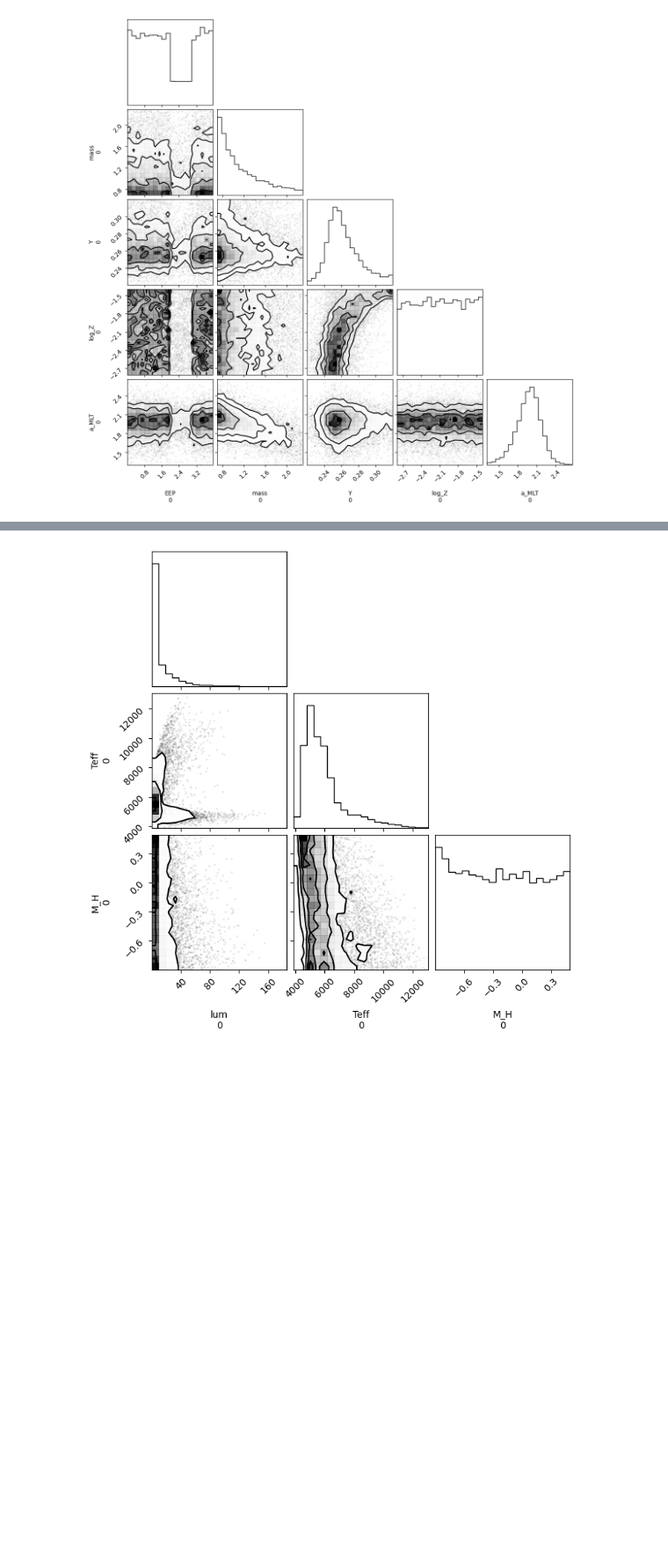
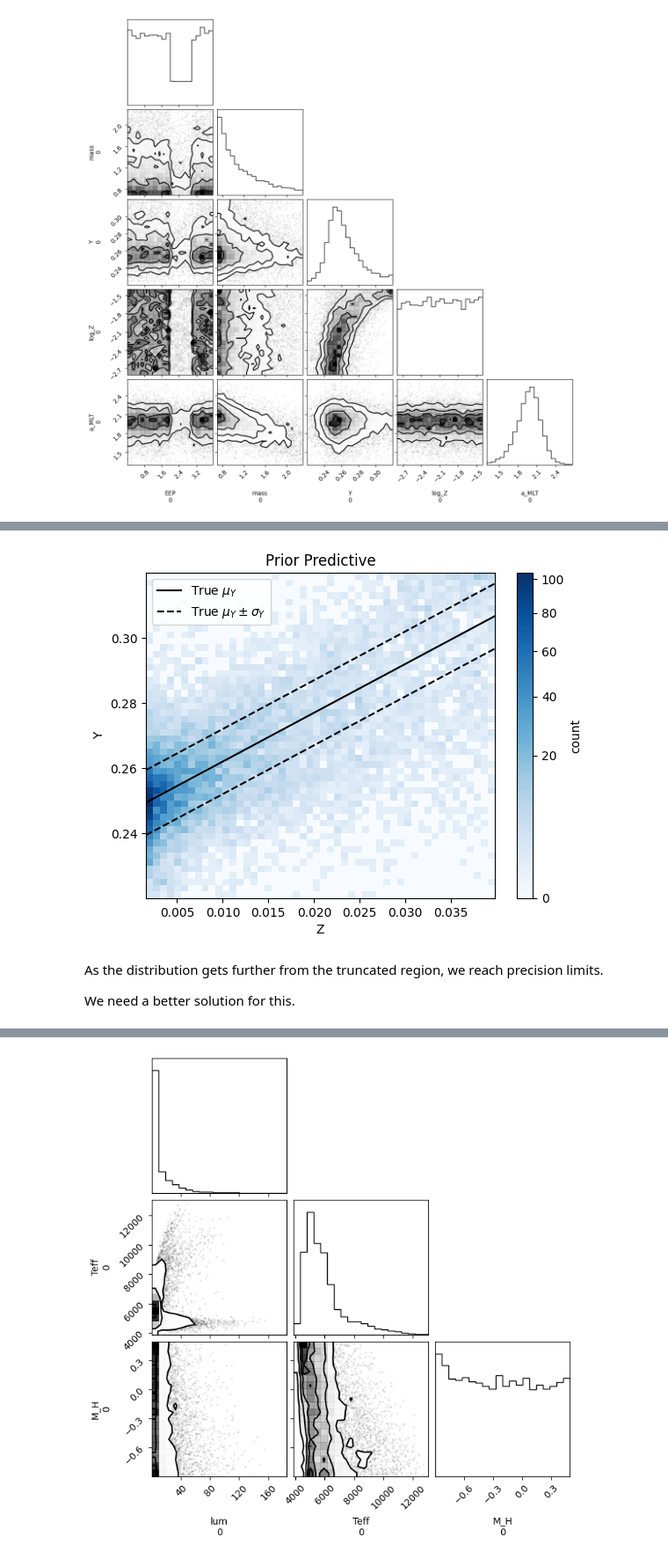
Before and after one commit to alexlyttle/stellar-emulator, a Jupyter notebook: notebook/inference-hierarchical.ipynb, the cells around one changed output, grey strips where cells are left out. Shown at 88% size. Cells and saved outputs as stored; diff of their text form; code cells hidden in the pictures; blank space fills up the shorter version.

```diff
--- a/notebook/inference-hierarchical.ipynb
+++ b/notebook/inference-hierarchical.ipynb
@@ -232,0 +194,27 @@ Just scales the whole thing. Just need to make sure draw from 0 to 1
+# %%
+z = np.logspace(low_log_z, high_log_z)
+mu_y = mean_helium(z, truths["Y_0"], truths["DY_DZ"])
+
+fig, ax = plt.subplots()
+*_, im = ax.hist2d(
+    data.prior.Z.sel(chain=0).squeeze(),
+    data.prior.Y.sel(chain=0).squeeze(),
+    bins=50,
+#     cmin=1,
+    cmap="Blues",
+    norm=mcolors.PowerNorm(1/2)
+)
+# ax.plot(data.prior.Z.sel(chain=0), data.prior.Y.sel(chain=0), ".")
+ax.plot(z, mu_y, "k-", label=r"True $\mu_Y$")
+ax.plot(z, mu_y-truths["sigma_Y"], "k--", label=r"True $\mu_Y\pm\sigma_Y$")
+ax.plot(z, mu_y+truths["sigma_Y"], "k--")
+
+ax.set_xlabel("Z")
+ax.set_ylabel("Y")
+
+fig.colorbar(im, label="count")
+
+ax.legend()
+ax.set_title("Prior Predictive");
+# %% [output]
+[figure, added]
@@ -232,0 +239,4 @@ Just scales the whole thing. Just need to make sure draw from 0 to 1
+# %% [markdown]
+As the distribution gets further from the truncated region, we reach precision limits.
+
+We need a better solution for this.
```
Also changed, not shown: parts of 26 cells of this notebook, 1 other file.
